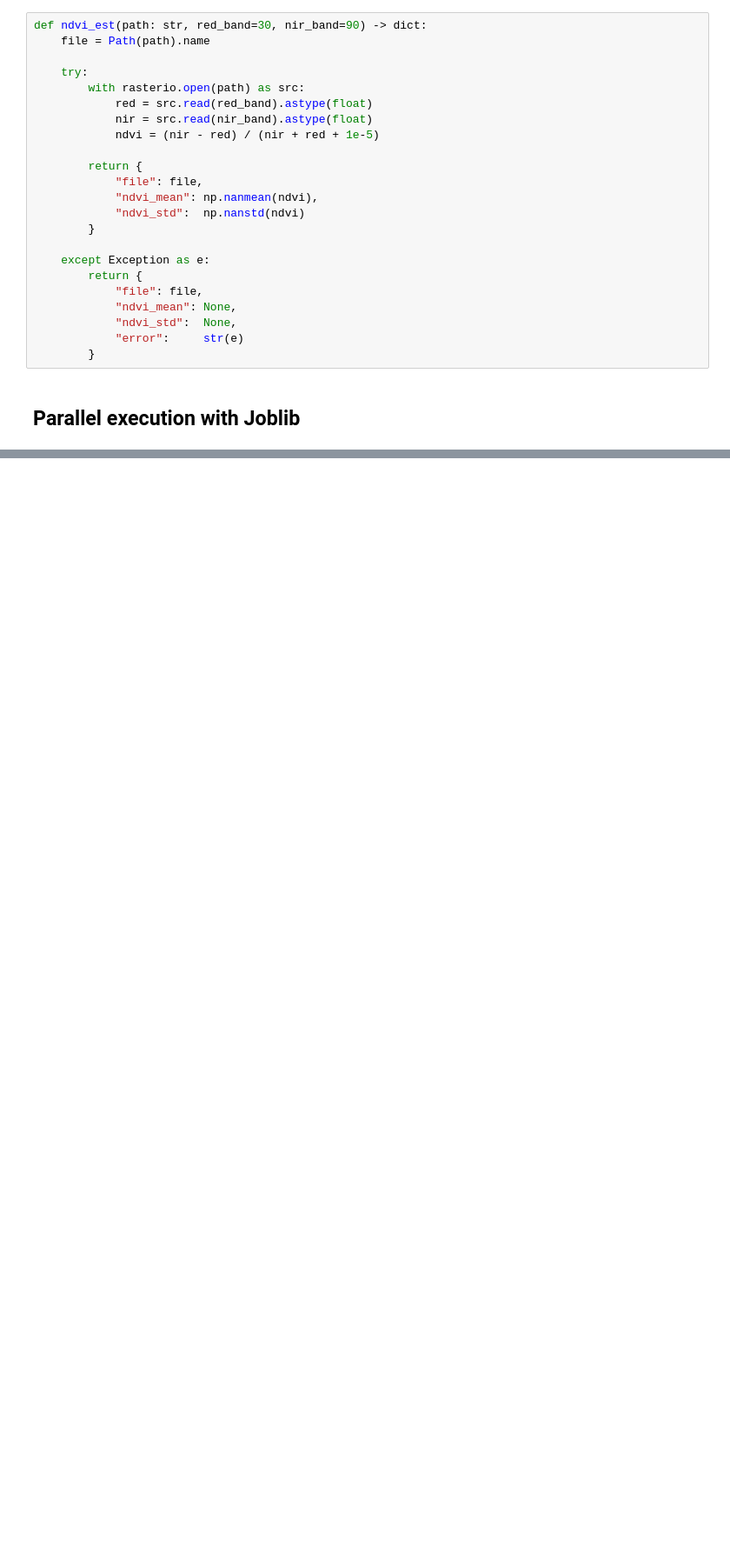
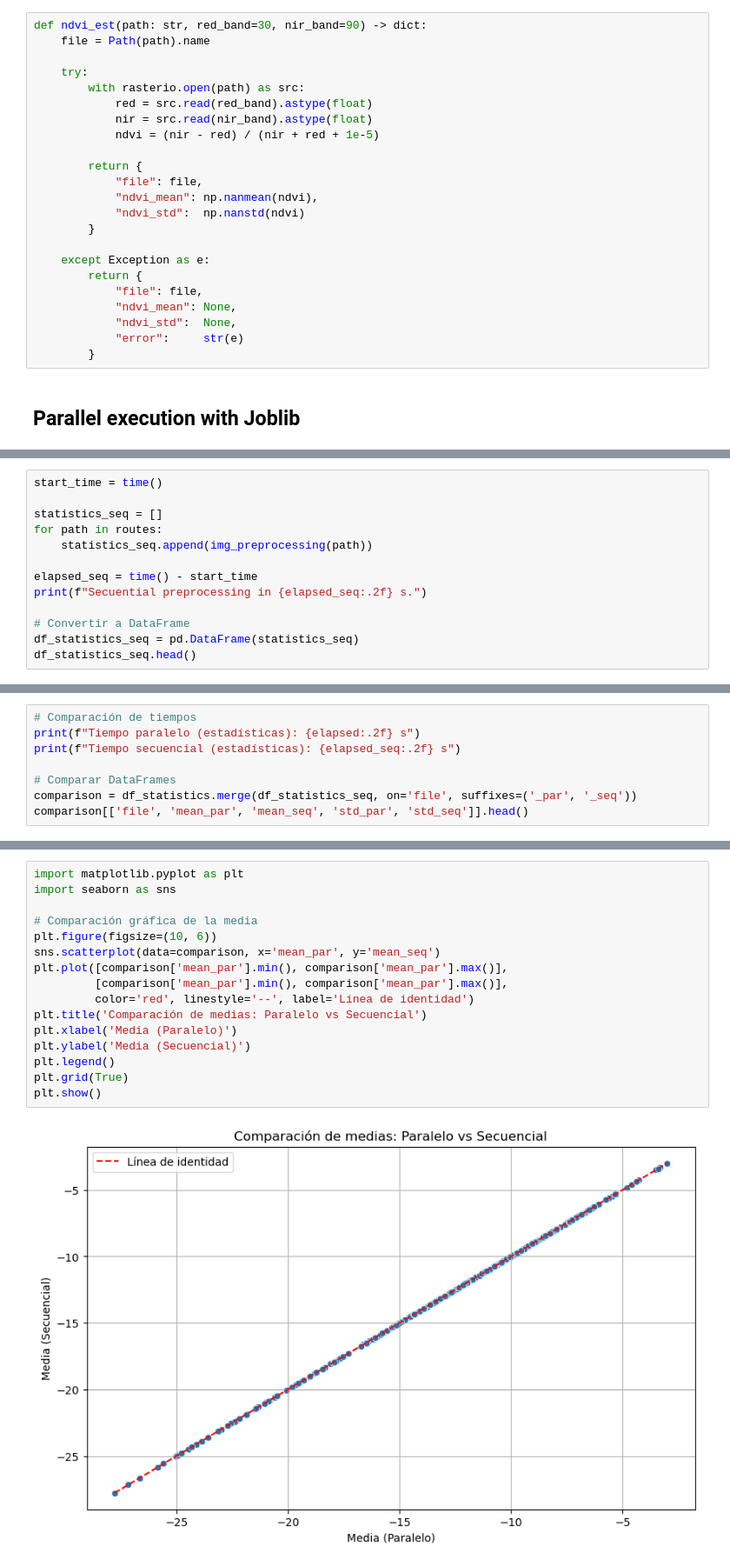
Before and after one commit to Equipo-Proyecto-2025/Proyecto-Computacion-paralela-distribuida, a Jupyter notebook: CropharvestApplication.ipynb, the cells around one changed output, grey strips where cells are left out. Shown at 87% size. Cells and saved outputs as stored; diff of their text form; blank space fills up the shorter version.

```diff
--- a/CropharvestApplication.ipynb
+++ b/CropharvestApplication.ipynb
@@ -275,0 +276,13 @@ Outliers with NDVI < -1 may signal data quality issues or require masking.
+# %%
+start_time = time()
+
+statistics_seq = []
+for path in routes:
+    statistics_seq.append(img_preprocessing(path))
+
+elapsed_seq = time() - start_time
+print(f"Secuential preprocessing in {elapsed_seq:.2f} s.")
+
+# Convertir a DataFrame
+df_statistics_seq = pd.DataFrame(statistics_seq)
+df_statistics_seq.head()
@@ -275,0 +321,8 @@ Outliers with NDVI < -1 may signal data quality issues or require masking.
+# %%
+# Comparación de tiempos
+print(f"Tiempo paralelo (estadísticas): {elapsed:.2f} s")
+print(f"Tiempo secuencial (estadísticas): {elapsed_seq:.2f} s")
+
+# Comparar DataFrames
+comparison = df_statistics.merge(df_statistics_seq, on='file', suffixes=('_par', '_seq'))
+comparison[['file', 'mean_par', 'mean_seq', 'std_par', 'std_seq']].head()
@@ -275,0 +353,18 @@ Outliers with NDVI < -1 may signal data quality issues or require masking.
+# %%
+import matplotlib.pyplot as plt
+import seaborn as sns
+
+# Comparación gráfica de la media
+plt.figure(figsize=(10, 6))
+sns.scatterplot(data=comparison, x='mean_par', y='mean_seq')
+plt.plot([comparison['mean_par'].min(), comparison['mean_par'].max()],
+         [comparison['mean_par'].min(), comparison['mean_par'].max()],
+         color='red', linestyle='--', label='Línea de identidad')
+plt.title('Comparación de medias: Paralelo vs Secuencial')
+plt.xlabel('Media (Paralelo)')
+plt.ylabel('Media (Secuencial)')
+plt.legend()
+plt.grid(True)
+plt.show()
+# %% [output]
+[figure, added]
```
Also changed, not shown: parts of 10 cells of this notebook.
